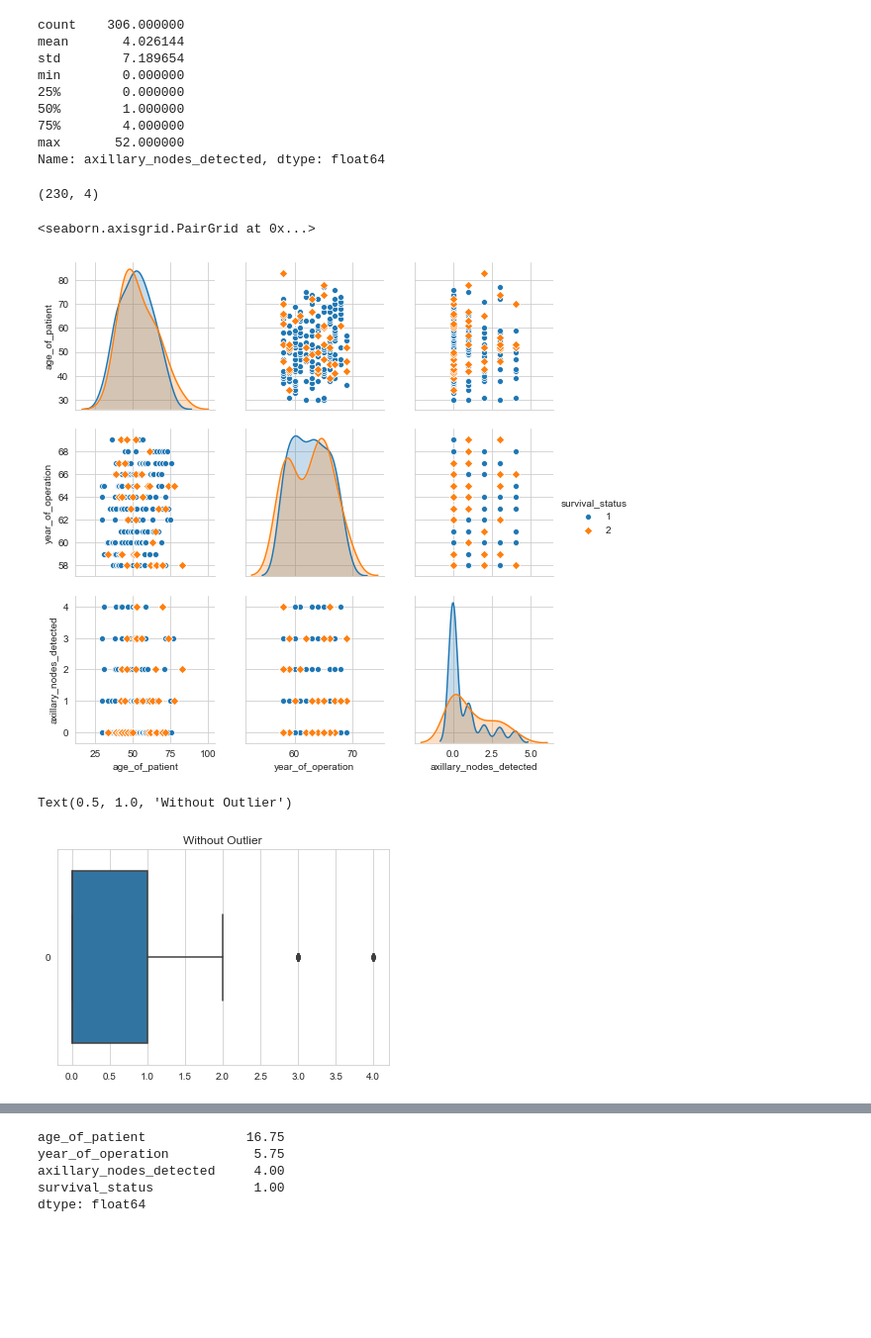
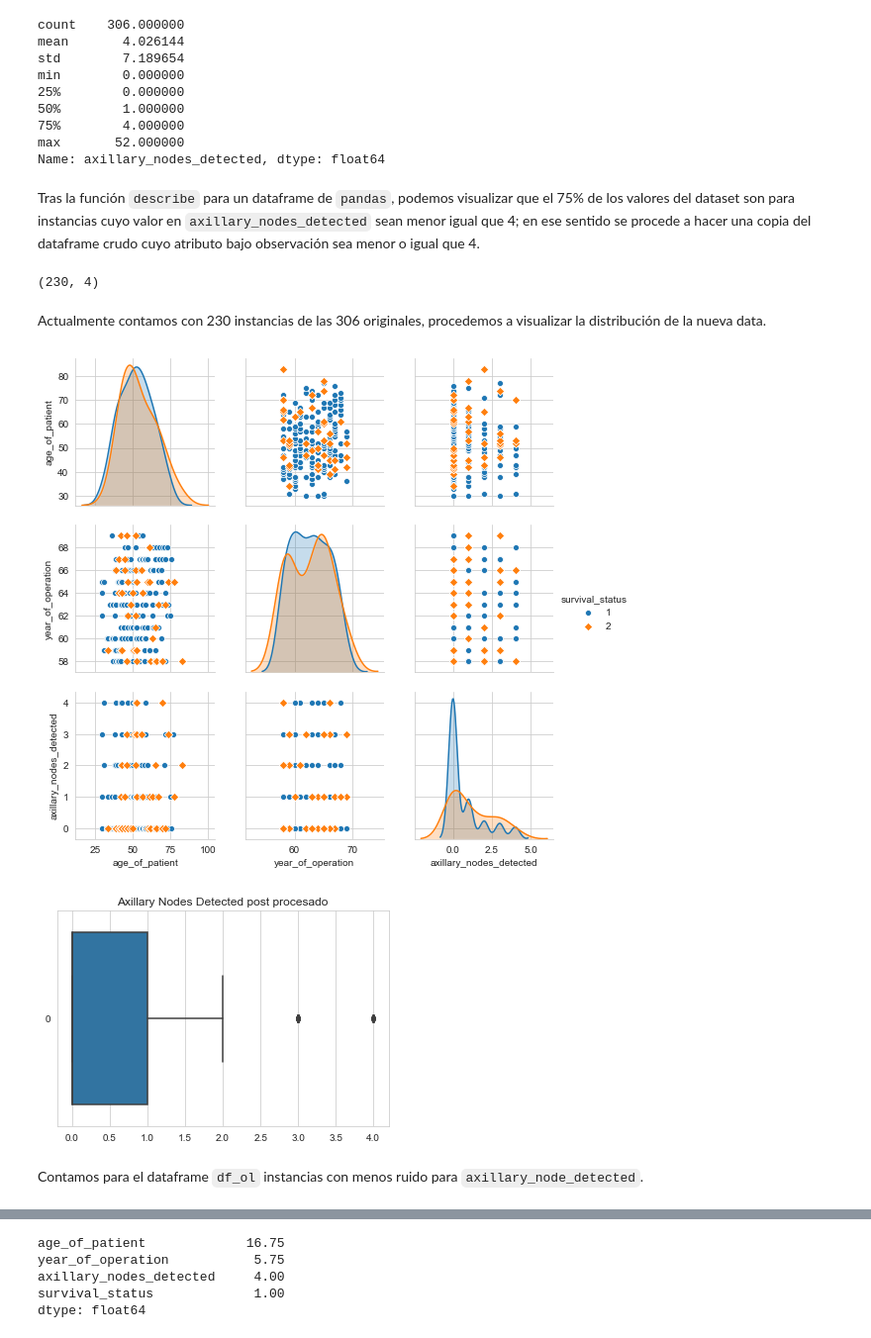
Before and after one commit to ernestomancebo/haberman-sgry-neural-ntwrk, a Jupyter notebook: Haberman Surgery.ipynb, the cells around one changed output, grey strips where cells are left out. Shown at 99% size. Cells and saved outputs as stored; diff of their text form; code cells hidden in the pictures; blank space fills up the shorter version.

```diff
--- a/Haberman Surgery.ipynb
+++ b/Haberman Surgery.ipynb
@@ -92,18 +115,23 @@ min        0.000000
 75%        4.000000
 max       52.000000
 Name: axillary_nodes_detected, dtype: float64
+# %% [markdown]
+Tras la función `describe` para un dataframe de `pandas`, podemos visualizar que el 75% de los valores del dataset son para instancias cuyo valor en `axillary_nodes_detected` sean menor igual que 4; en ese sentido se procede a hacer una copia del dataframe crudo cuyo atributo bajo observación sea menor o igual que 4.
 # %%
 df_ol = df[df.axillary_nodes_detected <= 4]
 df_ol.shape
 # %% [output]
 (230, 4)
+# %% [markdown]
+Actualmente contamos con 230 instancias de las 306 originales, procedemos a visualizar la distribución de la nueva data.
 # %%
-sns.pairplot(data=df_ol, hue=target_name, markers=["o", "D"], vars=column_names[:-1])
+pairplot(df_ol, target_name, column_names[:-1])
 # %% [output]
-<seaborn.axisgrid.PairGrid at 0x...>
 [figure]
-# %%
-sns.boxplot(data=df_ol['axillary_nodes_detected'], orient='h').set_title('Without Outlier')
-# %% [output]
-Text(0.5, 1.0, 'Without Outlier')
-[figure, removed]
+# %%
+boxplot(df_ol['axillary_nodes_detected'],
+        "Axillary Nodes Detected post procesado")
+# %% [output]
+[figure, added]
+# %% [markdown]
+Contamos para el dataframe `df_ol` instancias con menos ruido para `axillary_node_detected`.
```
Also changed, not shown: parts of 161 cells of this notebook, 1 other file.
